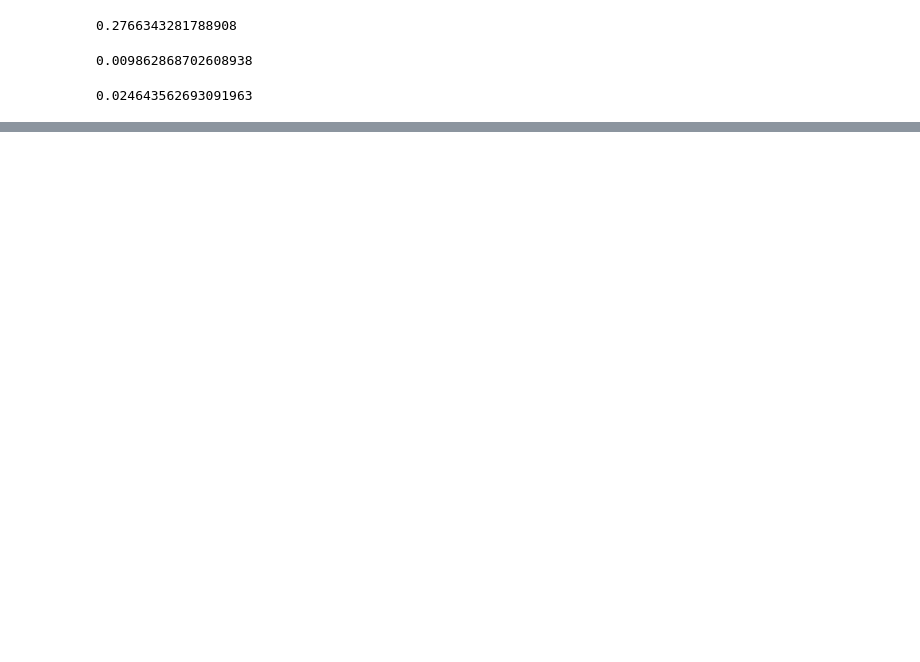
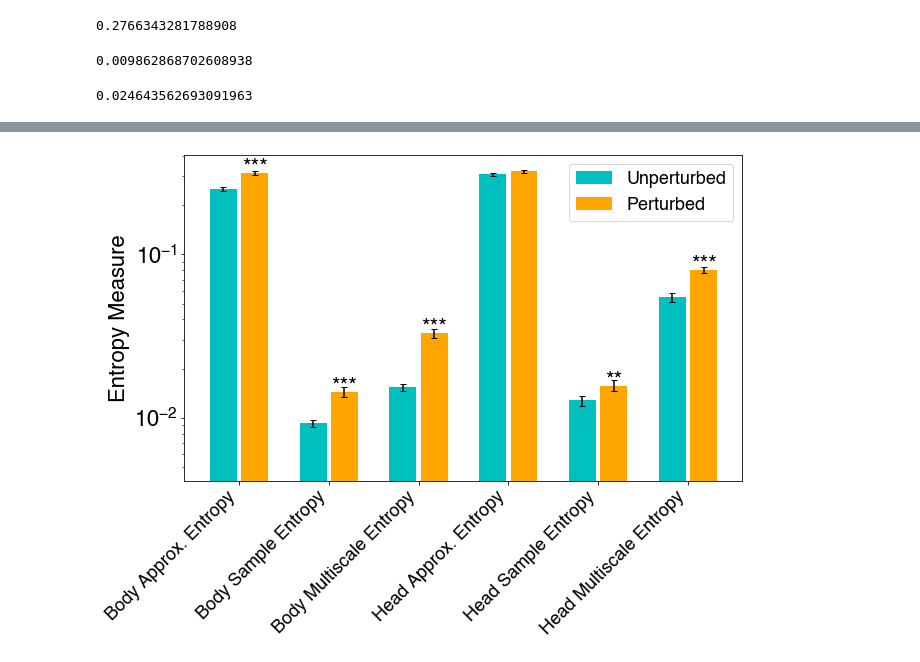
Before and after one commit to vedantchandra/hsl_python, a Jupyter notebook: Apara Shimmer Sandbox.ipynb, the cells around one changed output, grey strips where cells are left out. Cells and saved outputs as stored; diff of their text form; code cells hidden in the pictures; blank space fills up the shorter version.

Commit message:
added statistics to shimmer entropy

```diff
--- a/Apara Shimmer Sandbox.ipynb
+++ b/Apara Shimmer Sandbox.ipynb
@@ -302,0 +329,37 @@ NameError: name 'scores' is not defined
+# %%
+def n_to_str(n):
+    if n == 0:
+        return ''
+    if n == 1:
+        return '*'
+    if n == 2:
+        return '**'
+    if n == 3:
+        return '***'
+# %%
+u_means = np.mean(fdf_clean[unpert], 0)
+u_stds = stats.sem(fdf_clean[unpert], 0)
+p_means = np.mean(fdf_clean[pert], 0)
+p_stds = stats.sem(fdf_clean[pert], 0)
+# %%
+plt.figure(figsize = (10,6))
+idx = np.arange(len(fdf.columns))
+width = 0.3
+plt.bar(idx, height = u_means, yerr = u_stds, log = True, width = width, capsize = 3, color = 'c',\
+       label = 'Unperturbed');
+plt.bar(idx + width + 0.05, height = p_means, yerr = p_stds, log = True, width = width, capsize = 3, \
+        color = 'orange', label = 'Perturbed');
+
+labels = ['Body Approx. Entropy', 'Body Sample Entropy', 'Body Multiscale Entropy',\
+             'Head Approx. Entropy', 'Head Sample Entropy', 'Head Multiscale Entropy']
+plt.xticks(idx+0.5*(width + 0.05), labels, rotation=45, ha='right',fontsize=18);
+
+for ii in range(len(fdf.columns)):
+    plt.text(idx[ii] + width + .05, p_means[ii], n_to_str(aster_n[ii]), ha = 'center');
+
+plt.legend(fontsize = 18)
+plt.ylabel('Entropy Measure')
+
+plt.savefig('entropy_measures.pdf', bbox_inches = 'tight')
+# %% [output]
+[figure, added]
```
Also changed, not shown: parts of 13 cells of this notebook, 1 other file.
